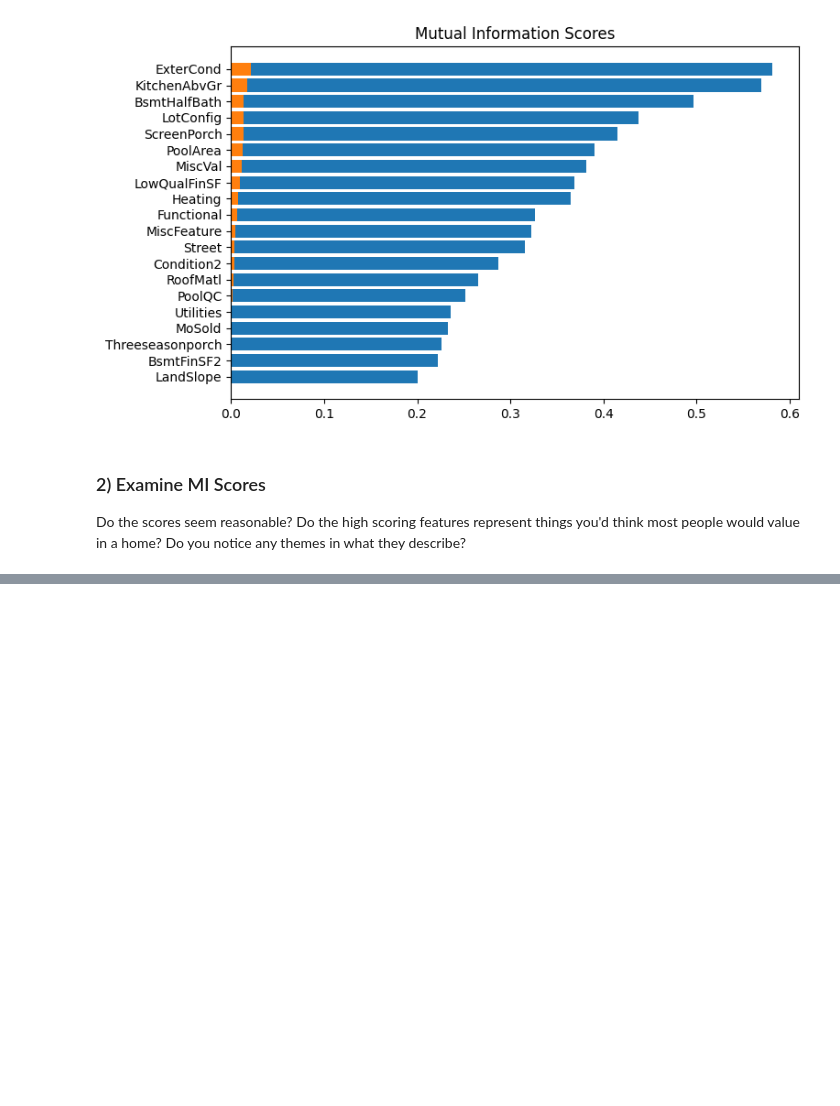
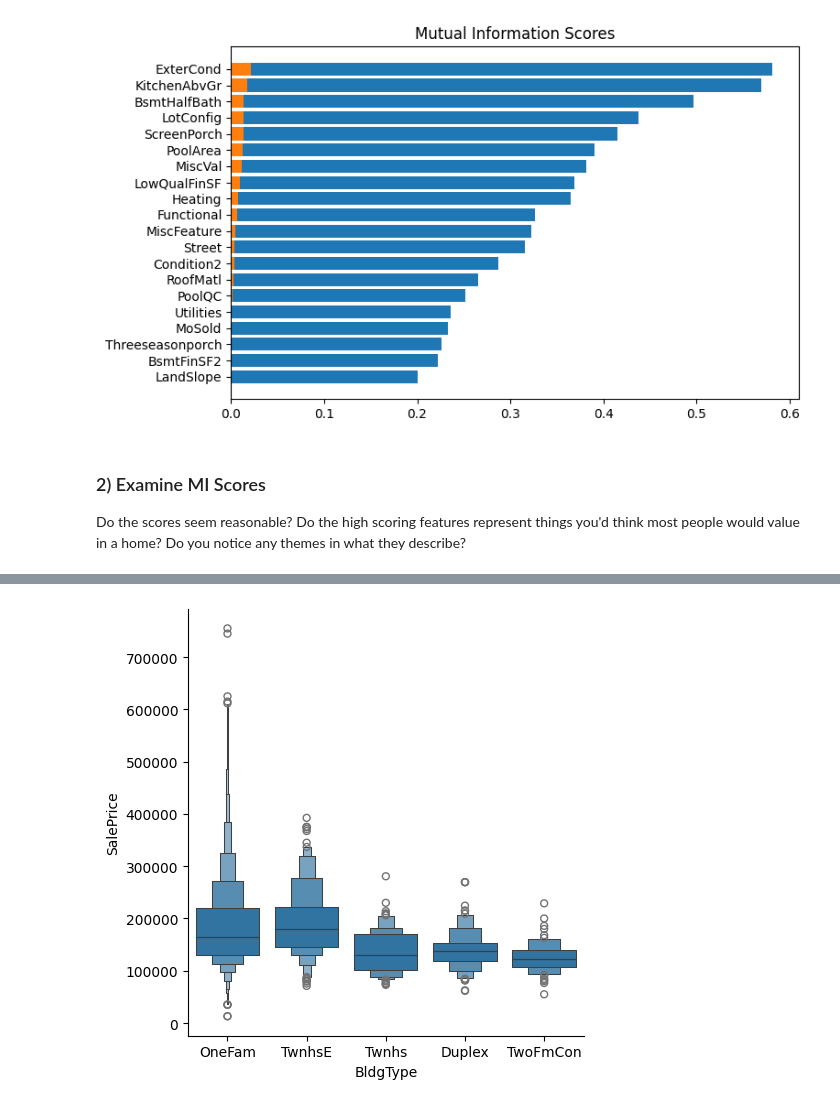
Before and after one commit to ThieuDuong0111/Feature-Engineering, a Jupyter notebook: Tutorial/01-Mutual-Information/mutual-information.ipynb, the cells around one changed output, grey strips where cells are left out. Drawn from its saved outputs; the diff is of its cells as text; code cells hidden in the pictures; blank space fills up the shorter version.

```diff
--- a/Tutorial/01-Mutual-Information/mutual-information.ipynb
+++ b/Tutorial/01-Mutual-Information/mutual-information.ipynb
@@ -89,0 +112,4 @@ Do the scores seem reasonable? Do the high scoring features represent things you
+# %%
+sns.catplot(x="BldgType", y="SalePrice", data=df, kind="boxen");
+# %% [output]
+[figure, added]
```
Also changed, not shown: parts of 5 cells of this notebook.
